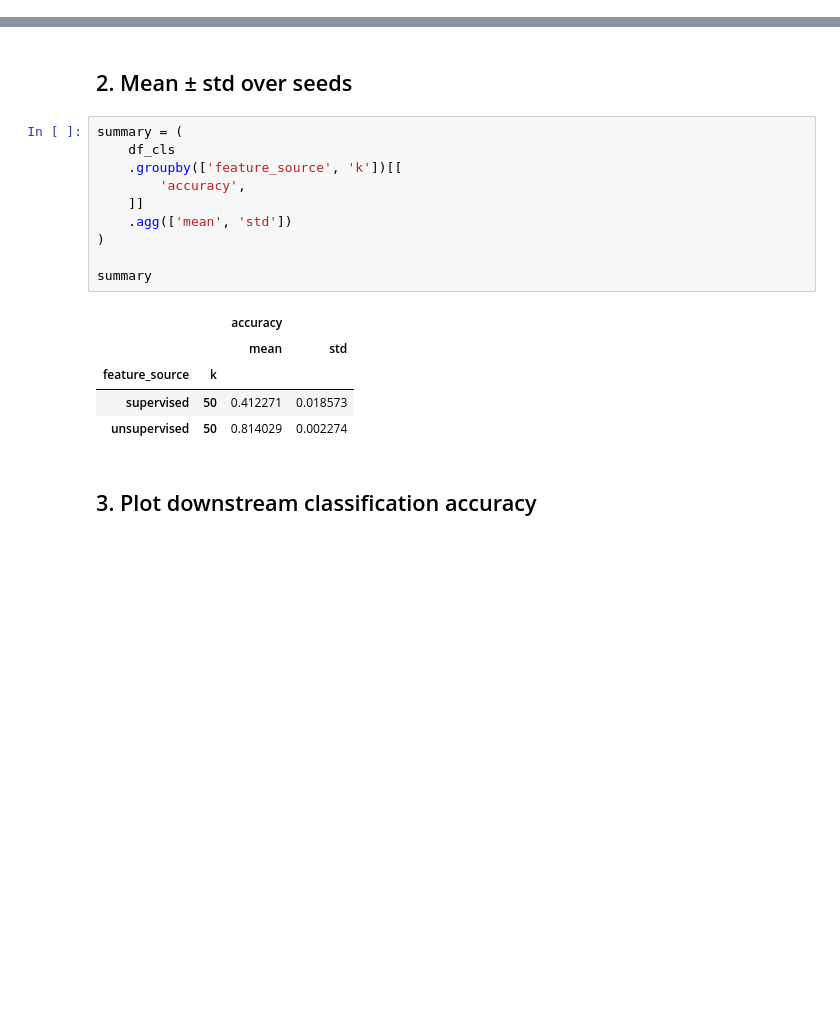
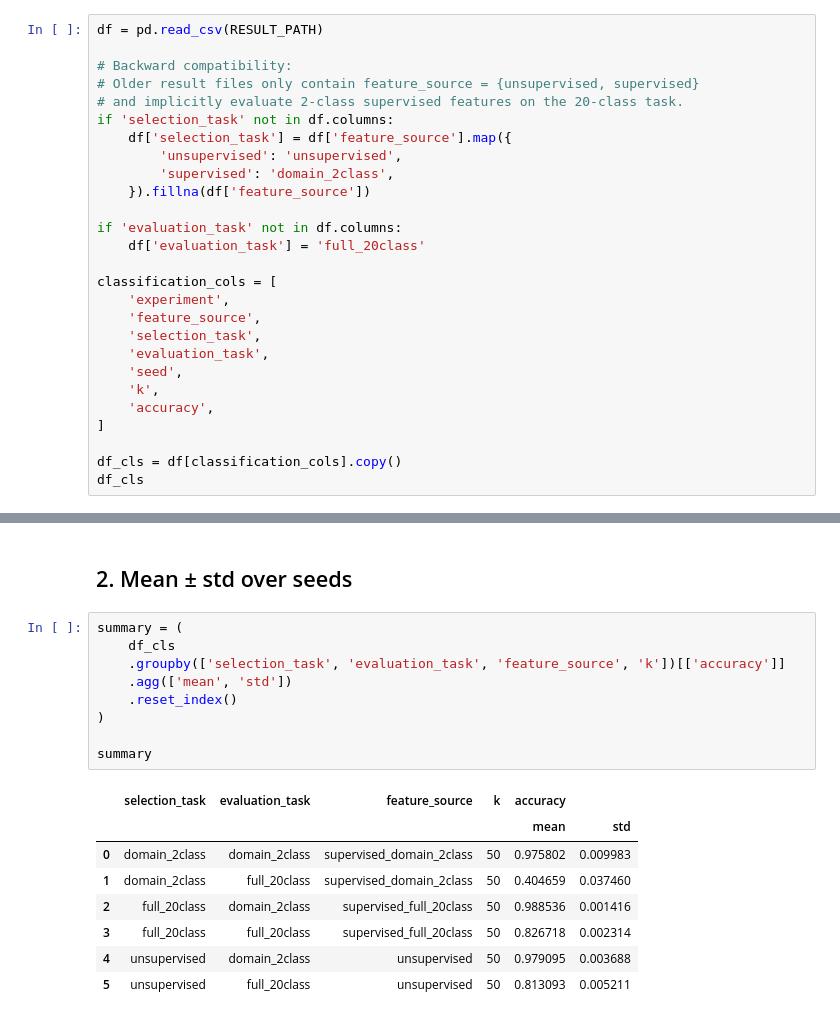
Before and after one commit to pbahde2/Efficient-Ml-Experiments, a Jupyter notebook: notebooks/evaluate_generalization_classification.ipynb, the cells around one changed output, grey strips where cells are left out. Saved outputs shown, nothing was run; the diff lists cells and outputs as text; blank space fills up the shorter version.

```diff
--- a/notebooks/evaluate_generalization_classification.ipynb
+++ b/notebooks/evaluate_generalization_classification.ipynb
@@ -37,0 +20,27 @@ df_cls
+# %%
+df = pd.read_csv(RESULT_PATH)
+
+# Backward compatibility:
+# Older result files only contain feature_source = {unsupervised, supervised}
+# and implicitly evaluate 2-class supervised features on the 20-class task.
+if 'selection_task' not in df.columns:
+    df['selection_task'] = df['feature_source'].map({
+        'unsupervised': 'unsupervised',
+        'supervised': 'domain_2class',
+    }).fillna(df['feature_source'])
+
+if 'evaluation_task' not in df.columns:
+    df['evaluation_task'] = 'full_20class'
+
+classification_cols = [
+    'experiment',
+    'feature_source',
+    'selection_task',
+    'evaluation_task',
+    'seed',
+    'k',
+    'accuracy',
+]
+
+df_cls = df[classification_cols].copy()
+df_cls
@@ -40,18 +63,18 @@ df_cls
 # %%
 summary = (
     df_cls
-    .groupby(['feature_source', 'k'])[[
-        'accuracy',
-    ]]
+    .groupby(['selection_task', 'evaluation_task', 'feature_source', 'k'])[['accuracy']]
     .agg(['mean', 'std'])
+    .reset_index()
 )
 
 summary
 # %% [output]
-|  |  | accuracy |  |
-|  |  | mean | std |
-| feature_source | k |  |  |
-| supervised | 50 | 0.412271 | 0.018573 |
-| unsupervised | 50 | 0.814029 | 0.002274 |
+|  | selection_task | evaluation_task | feature_source | k | accuracy |  |
+|  |  |  |  |  | mean | std |
+| 0 | domain_2class | domain_2class | supervised_domain_2class | 50 | 0.975802 | 0.009983 |
+| 1 | domain_2class | full_20class | supervised_domain_2class | 50 | 0.404659 | 0.037460 |
+| 2 | full_20class | domain_2class | supervised_full_20class | 50 | 0.988536 | 0.001416 |
+| 3 | full_20class | full_20class | supervised_full_20class | 50 | 0.826718 | 0.002314 |
+| 4 | unsupervised | domain_2class | unsupervised | 50 | 0.979095 | 0.003688 |
+| 5 | unsupervised | full_20class | unsupervised | 50 | 0.813093 | 0.005211 |
-# %% [markdown]
-## 3. Plot downstream classification accuracy
```
Also changed, not shown: parts of 10 cells of this notebook, 10 other files.
